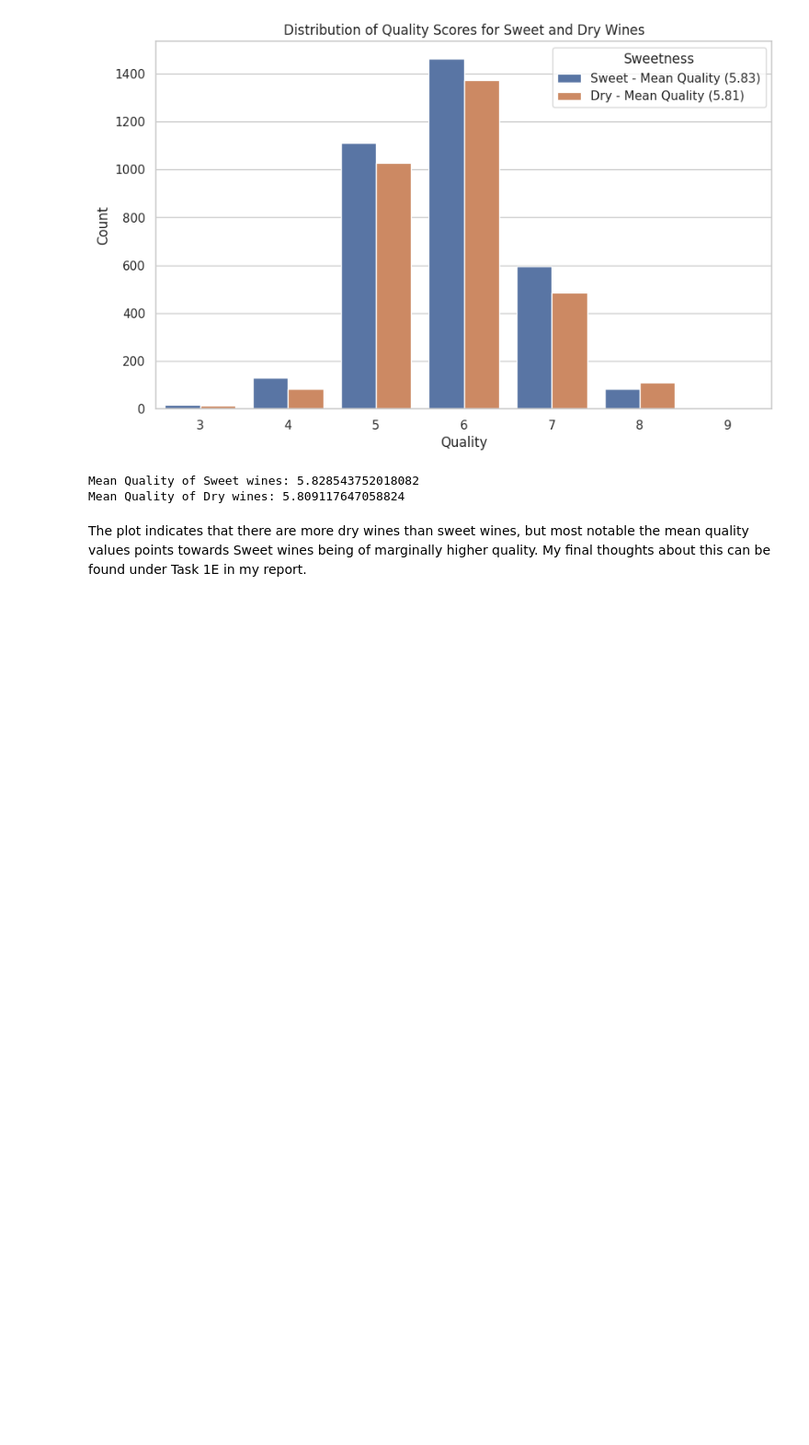
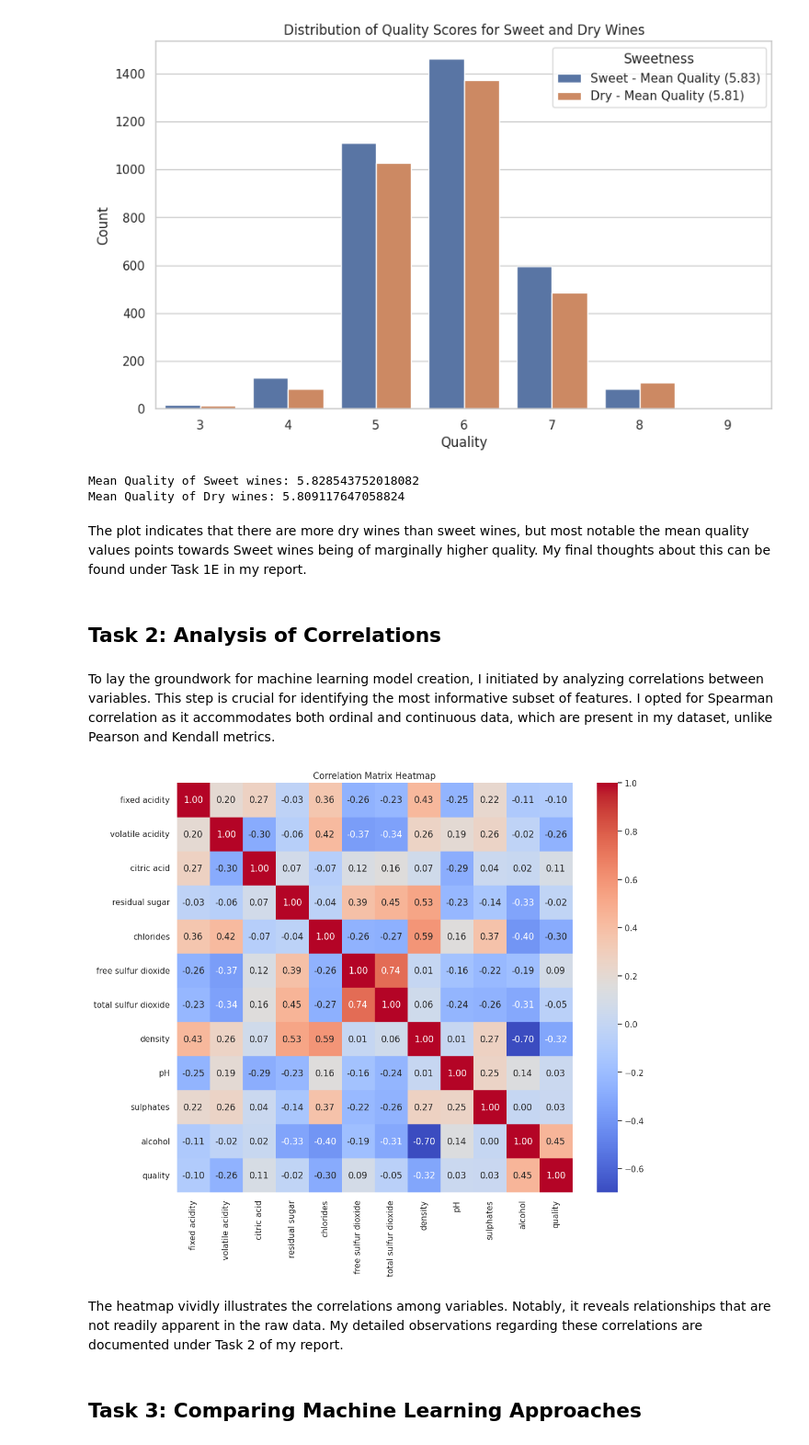
Before and after one commit to SrivikramMV/CSC2031, a Jupyter notebook: CSC2034_Project_FInal.ipynb, the cells around one changed output. Shown at 92% size. Drawn from its saved outputs; the diff is of its cells as text; code cells hidden in the pictures; blank space fills up the shorter version.

```diff
--- a/CSC2034_Project_FInal.ipynb
+++ b/CSC2034_Project_FInal.ipynb
@@ -233,3 +233,23 @@ Mean Quality of Sweet wines: 5.828543752018082
 Mean Quality of Dry wines: 5.809117647058824
 # %% [markdown]
 The plot indicates that there are more dry wines than sweet wines, but most notable the mean quality values points towards Sweet wines being of marginally higher quality. My final thoughts about this can be found under Task 1E in my report.
+# %% [markdown]
+## Task 2: Analysis of Correlations
+# %% [markdown]
+To lay the groundwork for machine learning model creation, I initiated by analyzing correlations between variables. This step is crucial for identifying the most informative subset of features. I opted for Spearman correlation as it accommodates both ordinal and continuous data, which are present in my dataset, unlike Pearson and Kendall metrics.
+# %%
+correlation_matrix = combined_df.corr(method='spearman', numeric_only=True)
+
+plt.figure(figsize=(12, 10))
+
+sns.heatmap(correlation_matrix, annot=True, cmap='coolwarm', fmt=".2f")
+
+plt.title('Correlation Matrix Heatmap')
+
+plt.show()
+# %% [output]
+[figure, added]
+# %% [markdown]
+The heatmap vividly illustrates the correlations among variables. Notably, it reveals relationships that are not readily apparent in the raw data. My detailed observations regarding these correlations are documented under Task 2 of my report.
+# %% [markdown]
+## Task 3: Comparing Machine Learning Approaches
```
